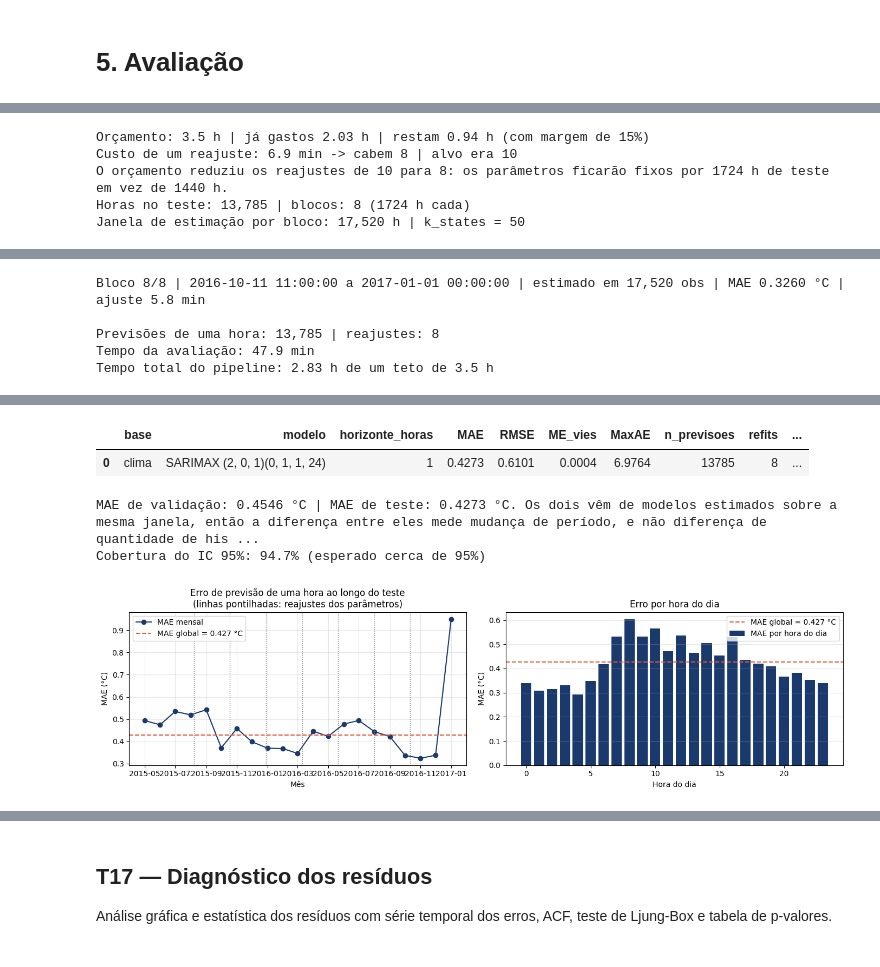
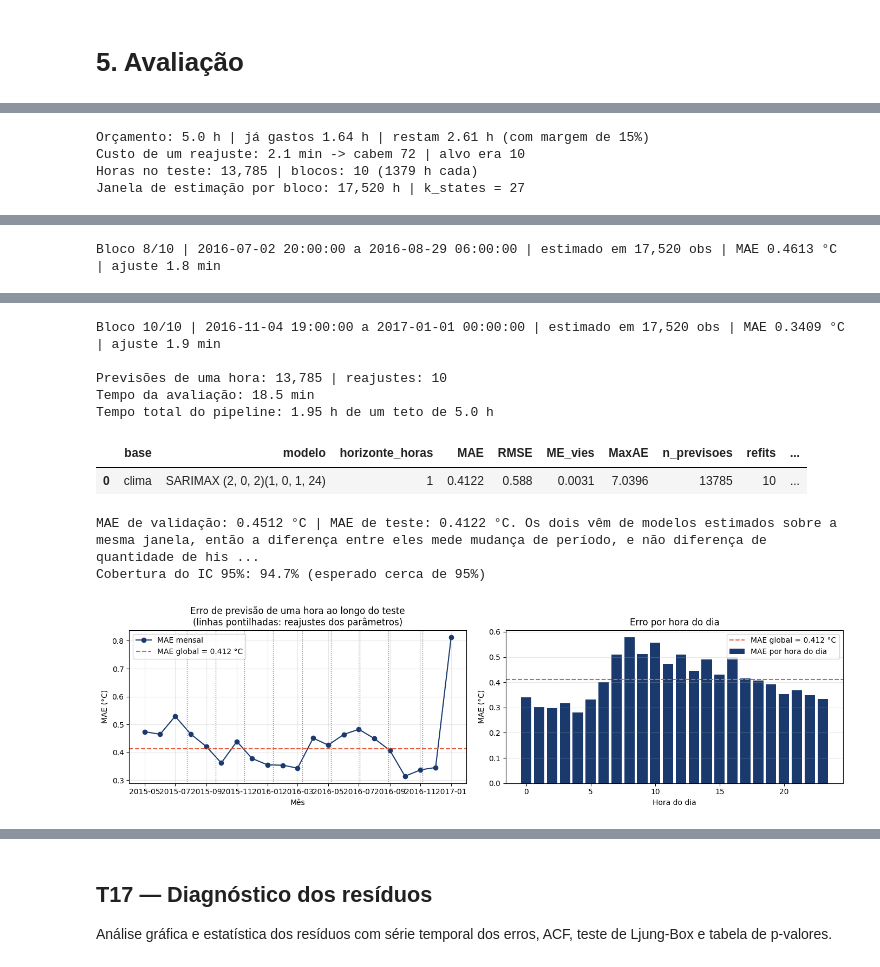
Before and after one commit to Kogake7/ProjetoFinal-SeriesTemporais, a Jupyter notebook: grupo4/sarimax-4.ipynb, the cells around one changed output, grey strips where cells are left out. Saved outputs shown, nothing was run; the diff lists cells and outputs as text; code cells hidden in the pictures.

```diff
--- a/grupo4/sarimax-4.ipynb
+++ b/grupo4/sarimax-4.ipynb
@@ -21,7 +21,6 @@ import gc
 import itertools
 import sys
 import time
-
 import matplotlib.pyplot as plt
 import numpy as np
 import pandas as pd
@@ -38,13 +37,17 @@ if not (PROJECT_ROOT / "validacao_bases.py").is_file():
     raise FileNotFoundError("Não foi possível localizar a raiz do projeto.")
 sys.path.insert(0, str(PROJECT_ROOT))
 
-from validacao_bases import relatorios_como_dataframe, validar_base
+import features_temporais as ft
 from funcoes_series_temporais import analisar_componente_residual, calcular_forca_sazonalidade
 
-DATA_FILENAME = "jena_climate_2009_2016.csv"
-DATA_PATH = PROJECT_ROOT / "grupo4" / DATA_FILENAME
-DATE_COLUMN = "Date Time"
-TARGET_COLUMN = "T (degC)"
+# A limpeza, a agregação horária e o corte treino/teste são produzidos uma única
+# vez em preparar-bases.ipynb e publicados neste Excel. Random Forest, MLP e
+# SARIMAX leem exatamente o mesmo arquivo, para que o MAE seja comparável.
+BASE_NAME = "clima"
+DATA_FILENAME = "base-tratada-4.xlsx"
+DATA_PATH = PROJECT_ROOT / "dados_tratados" / DATA_FILENAME
+DATE_COLUMN = "data"
+TARGET_COLUMN = "T (degC)"   # confirmado contra os metadados na T01
 FREQUENCY = "1h"
 TRAIN_RATIO = 0.80
 SEED = 42
@@ -84,7 +87,7 @@ VALIDATION_HOURS = 24 * 28
 # A diferenciação sazonal (D = 1) é o que domina o custo. Dobrar a janela para
 # dois anos dobra todos esses tempos, e por isso a janela do grid é de um ano.
 # ---------------------------------------------------------------------------
-ORCAMENTO_MAX_HORAS = 3.5
+ORCAMENTO_MAX_HORAS = 5.0
 MARGEM_ORCAMENTO = 0.15             # folga reservada para o inesperado
 JANELA_SELECAO = 24 * 365
 
@@ -123,8 +126,6 @@ CONCENTRATE_SCALE = True
 ENFORCE_STATIONARITY = False
 ENFORCE_INVERTIBILITY = False
 
-SAIDA = PROJECT_ROOT / "resultados_sarimax"
-SAIDA.mkdir(exist_ok=True)
 
 orcamento = pd.DataFrame([{
     "horizonte_horas": HORIZON,
@@ -645,7 +653,6 @@ if REFINO_TOP_K > 0:
               f"estava contaminada pelo truncamento do otimizador.")
     else:
         print("O refinamento confirmou o vencedor da triagem.")
-    df_refino.to_csv(SAIDA / "refino_sarimax_grupo4.csv", index=False)
 else:
     ORDER, SEASONAL_ORDER = ORDER_TRIAGEM, SEASONAL_ORDER_TRIAGEM
 
@@ -691,7 +698,6 @@ plt.show()
 tempo_t10 = time.perf_counter() - tempo_t10
 print(f"Tempo total da T10: {tempo_t10 / 60:.1f} min "
       f"({tempo_t10 / 3600 / ORCAMENTO_MAX_HORAS:.0%} do teto)")
-df_grid.to_csv(SAIDA / "grid_sarimax_grupo4.csv", index=False)
 # %% [output]
 Janela do grid: 2014-04-22 00:00:00 a 2015-04-29 14:00:00 (8,760 obs)
 Bloco de validação: 2015-04-29 15:00:00 a 2015-05-27 14:00:00 (672 obs)
@@ -977,7 +982,7 @@ tempo_avaliacao = time.perf_counter() - tempo_avaliacao
 erros = wf["residuo"].to_numpy()
 
 metricas = pd.DataFrame([{
-    "base": "clima",
+    "base": BASE_NAME,
     "modelo": f"SARIMAX {ORDER}{SEASONAL_ORDER}",
     "horizonte_horas": HORIZON,
     "MAE": np.abs(erros).mean(),
@@ -1038,13 +1043,8 @@ eixo_hora.legend()
 eixo_hora.grid(axis="y", alpha=0.3)
 plt.tight_layout()
 plt.show()
-
-wf.to_csv(SAIDA / "previsoes_sarimax_grupo4.csv", index=False)
-metricas.to_csv(SAIDA / "metricas_sarimax_grupo4.csv", index=False)
-mae_por_mes.rename("MAE").to_csv(SAIDA / "mae_por_mes_sarimax_grupo4.csv")
 # %% [output]
-Orçamento: 3.5 h | já gastos 2.03 h | restam 0.94 h (com margem de 15%)
-Custo de um reajuste: 6.9 min -> cabem 8 | alvo era 10
-O orçamento reduziu os reajustes de 10 para 8: os parâmetros ficarão fixos por 1724 h de teste em vez de 1440 h.
-Horas no teste: 13,785 | blocos: 8 (1724 h cada)
-Janela de estimação por bloco: 17,520 h | k_states = 50
+Orçamento: 5.0 h | já gastos 1.64 h | restam 2.61 h (com margem de 15%)
+Custo de um reajuste: 2.1 min -> cabem 72 | alvo era 10
+Horas no teste: 13,785 | blocos: 10 (1379 h cada)
+Janela de estimação por bloco: 17,520 h | k_states = 27
@@ -1058,5 +1058 @@ Bloco 7/8 | 2016-07-31 15:00:00 a 2016-10-11 10:00:00 | estimado em 17,520 obs |
-Bloco 8/8 | 2016-10-11 11:00:00 a 2017-01-01 00:00:00 | estimado em 17,520 obs | MAE 0.3260 °C | ajuste 5.8 min
-
-Previsões de uma hora: 13,785 | reajustes: 8
-Tempo da avaliação: 47.9 min
-Tempo total do pipeline: 2.83 h de um teto de 3.5 h
+Bloco 8/10 | 2016-07-02 20:00:00 a 2016-08-29 06:00:00 | estimado em 17,520 obs | MAE 0.4613 °C | ajuste 1.8 min
@@ -1063,5 +1060,10 @@ Tempo total do pipeline: 2.83 h de um teto de 3.5 h
+Bloco 10/10 | 2016-11-04 19:00:00 a 2017-01-01 00:00:00 | estimado em 17,520 obs | MAE 0.3409 °C | ajuste 1.9 min
+
+Previsões de uma hora: 13,785 | reajustes: 10
+Tempo da avaliação: 18.5 min
+Tempo total do pipeline: 1.95 h de um teto de 5.0 h
 |  | base | modelo | horizonte_horas | MAE | RMSE | ME_vies | MaxAE | n_previsoes | refits | ... |
-| 0 | clima | SARIMAX (2, 0, 1)(0, 1, 1, 24) | 1 | 0.4273 | 0.6101 | 0.0004 | 6.9764 | 13785 | 8 | ... |
+| 0 | clima | SARIMAX (2, 0, 2)(1, 0, 1, 24) | 1 | 0.4122 | 0.588 | 0.0031 | 7.0396 | 13785 | 10 | ... |
-MAE de validação: 0.4546 °C | MAE de teste: 0.4273 °C. Os dois vêm de modelos estimados sobre a mesma janela, então a diferença entre eles mede mudança de período, e não diferença de quantidade de his ...
-Cobertura do IC 95%: 94.7% (esperado cerca de 95%)
+MAE de validação: 0.4512 °C | MAE de teste: 0.4122 °C. Os dois vêm de modelos estimados sobre a mesma janela, então a diferença entre eles mede mudança de período, e não diferença de quantidade de his ...
+Cobertura do IC 95%: 94.7% (esperado cerca de 95%)
-[figure, old version]
+[figure, new version]
```
Also changed, not shown: parts of 21 cells of this notebook.
